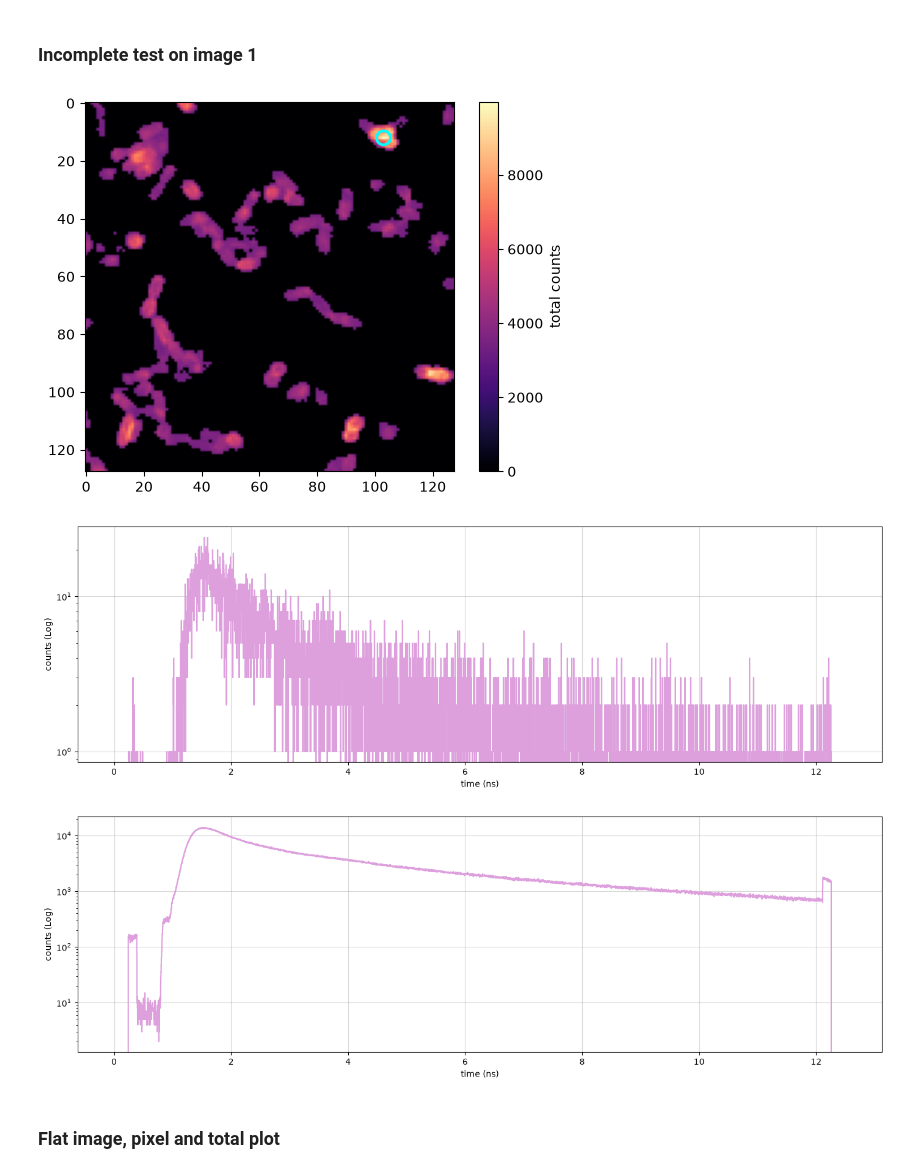
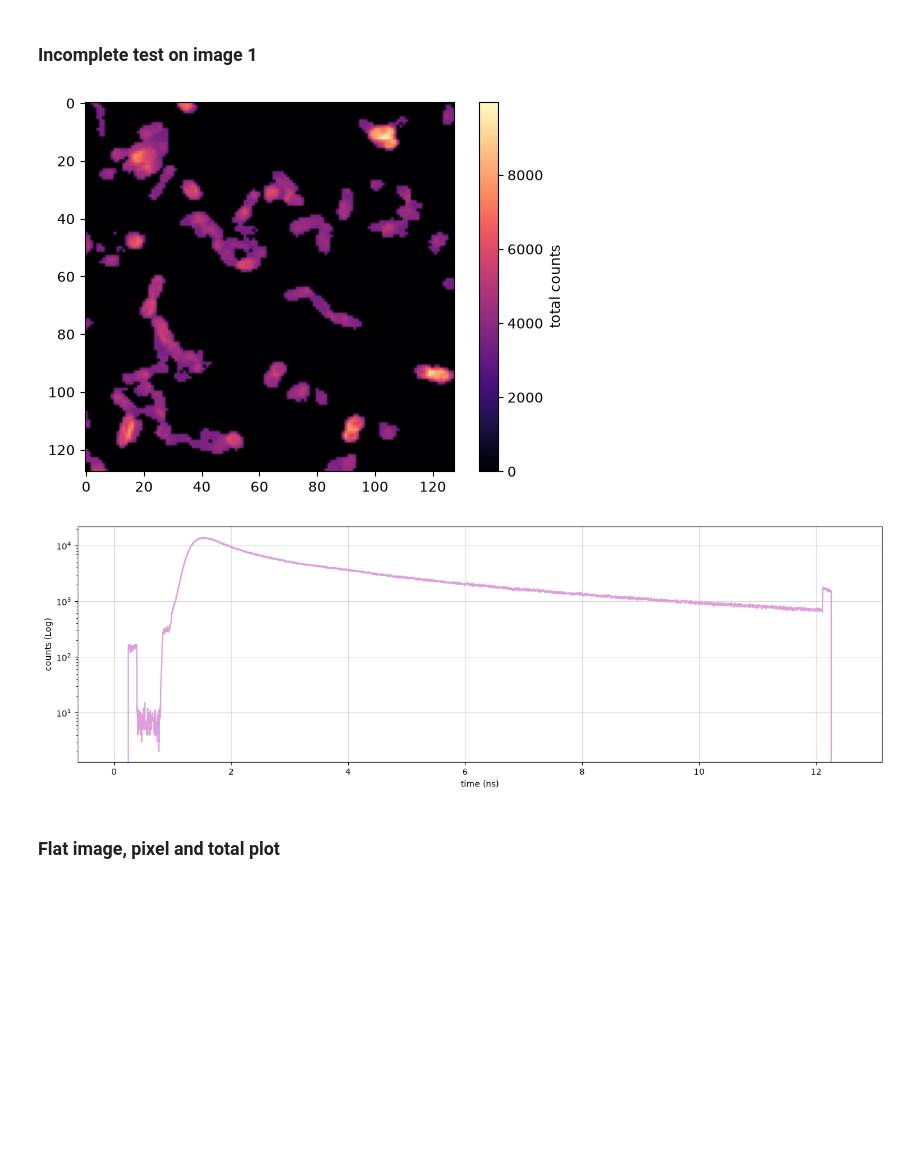
Before and after one commit to BotSas/Tesi_2026, a Jupyter notebook: main.ipynb, the cells around one changed output. Cells and saved outputs as stored; diff of their text form; code cells hidden in the pictures; blank space fills up the shorter version.

Commit message:
added roi selection

```diff
--- a/main.ipynb
+++ b/main.ipynb
@@ -880,19 +881,19 @@ def cloud_data(df_phasors):
 # %% [markdown]
 <h3> Incomplete test on image 1
 # %%
+# plotting whole image first. Will be doing pixel selection later (see ROI selection)
+
 image = xr.DataArray(
     tiff.imread('./data/FLIM_4_flim_Ch1.tif'),
     dims = ("time", "x", "y"),
     name = "image",
 )
-max_pixel = phplt.image_flattener(image)
 
-phplt.pixel_plot(image, max_pixel)    # pixel with highest count
+phplt.image_flattener(image)    # whole image
 phplt.global_image_plot(image)    # whole image
 # %% [output]
-[figure, old version]
+[figure, new version]
-[figure, old version]
+[figure, new version]
-[figure, removed]
 # %% [markdown]
 <h3> Flat image, pixel and total plot
 # %% [markdown]
```
Also changed, not shown: parts of 22 cells of this notebook, 1 other file.
